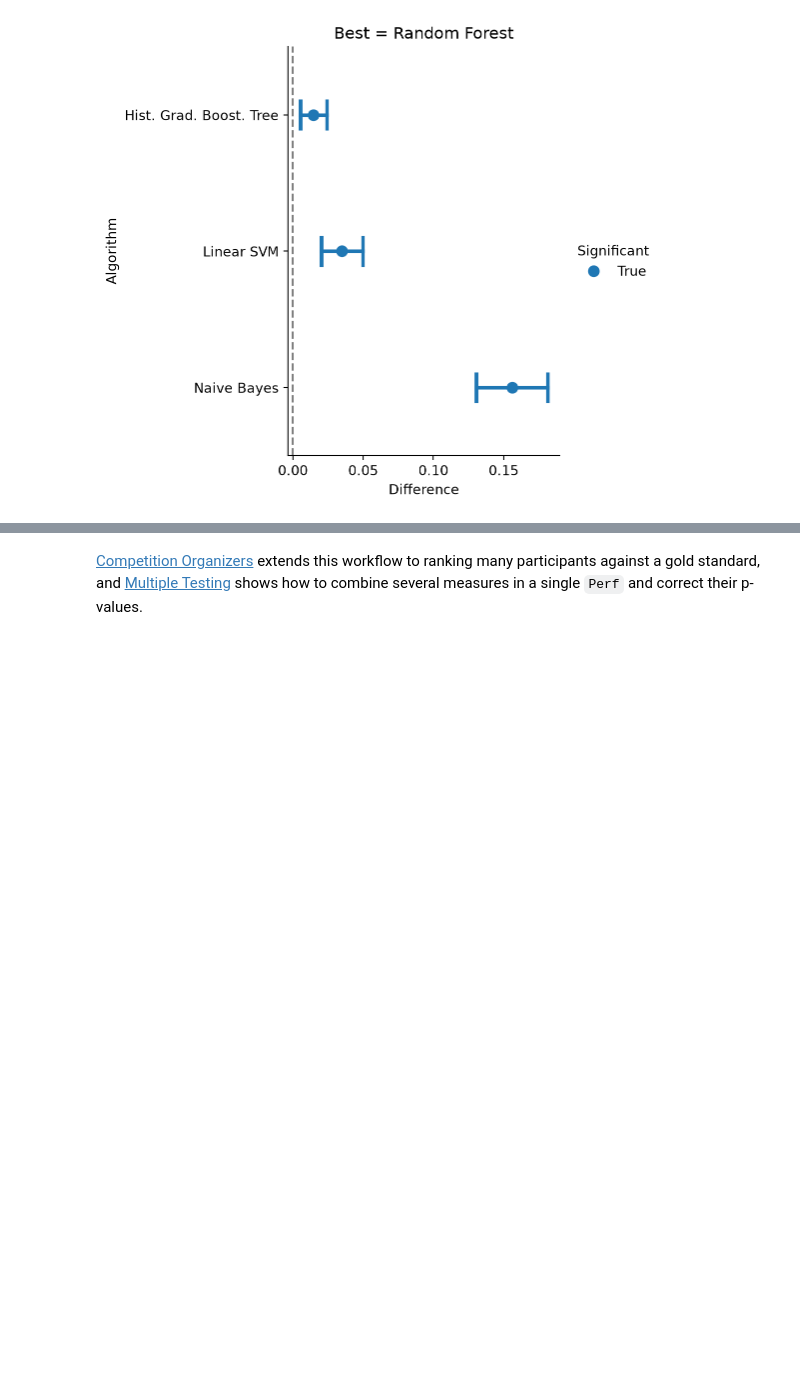
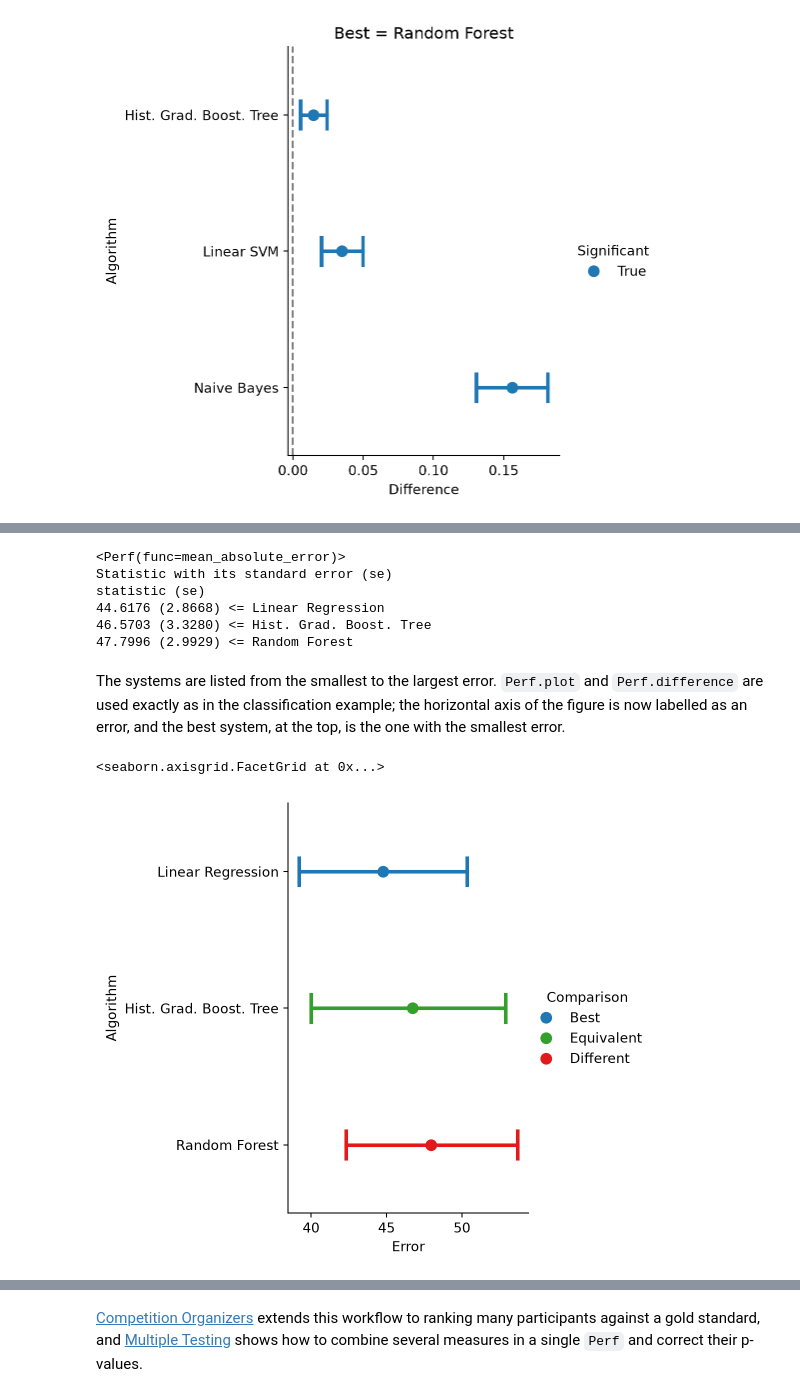
Before and after one commit to INGEOTEC/CompStats, a Jupyter notebook: quarto/pages/sklearn_users.ipynb, the cells around one changed output, grey strips where cells are left out. Drawn from its saved outputs; the diff is of its cells as text; code cells hidden in the pictures; blank space fills up the shorter version.

```diff
--- a/quarto/pages/sklearn_users.ipynb
+++ b/quarto/pages/sklearn_users.ipynb
@@ -105,0 +118,33 @@ diff.plot()
+# %%
+from sklearn.datasets import load_diabetes
+from sklearn.linear_model import LinearRegression
+from sklearn.ensemble import RandomForestRegressor
+from sklearn.ensemble import HistGradientBoostingRegressor
+from CompStats.metrics import mean_absolute_error
+
+X, y = load_diabetes(return_X_y=True)
+_ = train_test_split(X, y, test_size=0.3, random_state=0)
+X_train, X_val, y_train, y_val = _
+
+np.random.seed(0)
+lr = LinearRegression().fit(X_train, y_train)
+error = mean_absolute_error(y_val, lr.predict(X_val), name='Linear Regression')
+forest = RandomForestRegressor(random_state=0).fit(X_train, y_train)
+_ = error(forest.predict(X_val), name='Random Forest')
+hist = HistGradientBoostingRegressor(random_state=0).fit(X_train, y_train)
+_ = error(hist.predict(X_val), name='Hist. Grad. Boost. Tree')
+error
+# %% [output]
+<Perf(func=mean_absolute_error)>
+Statistic with its standard error (se)
+statistic (se)
+44.6176 (2.8668) <= Linear Regression
+46.5703 (3.3280) <= Hist. Grad. Boost. Tree
+47.7996 (2.9929) <= Random Forest
+# %% [markdown]
+The systems are listed from the smallest to the largest error. `Perf.plot` and `Perf.difference` are used exactly as in the classification example; the horizontal axis of the figure is now labelled as an error, and the best system, at the top, is the one with the smallest error.
+# %%
+error.plot()
+# %% [output]
+<seaborn.axisgrid.FacetGrid at 0x...>
+[figure, added]
```
Also changed, not shown: parts of 8 cells of this notebook, 12 other files.
